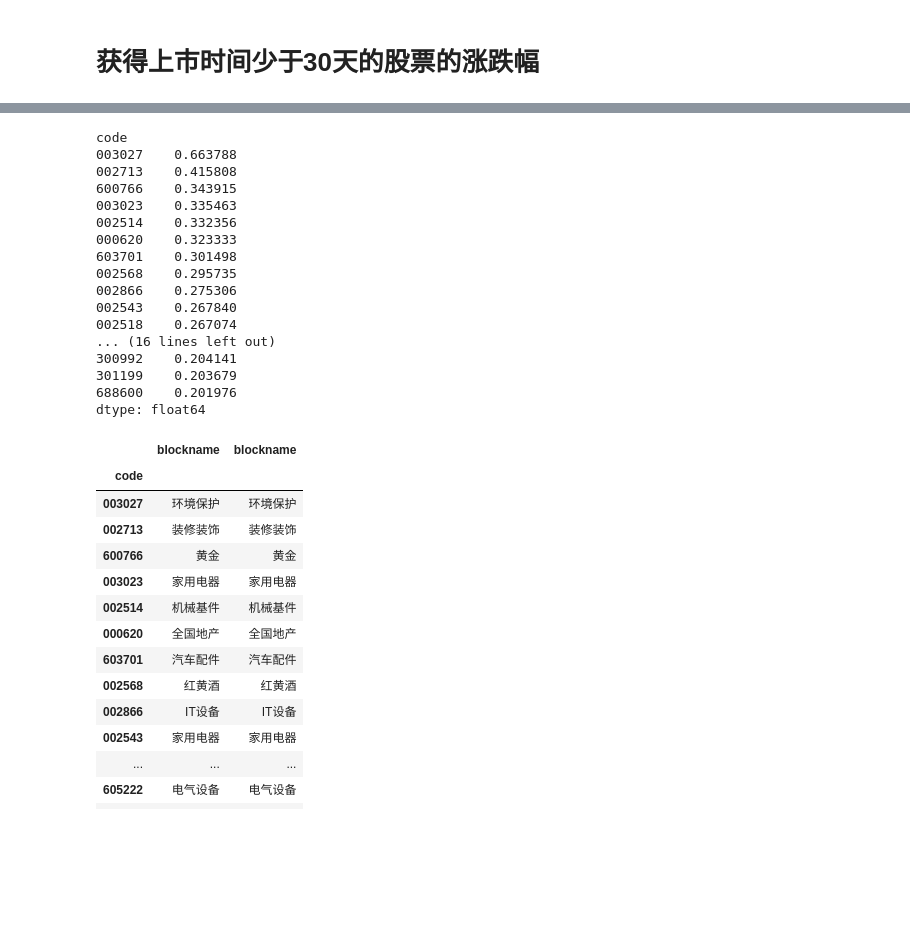
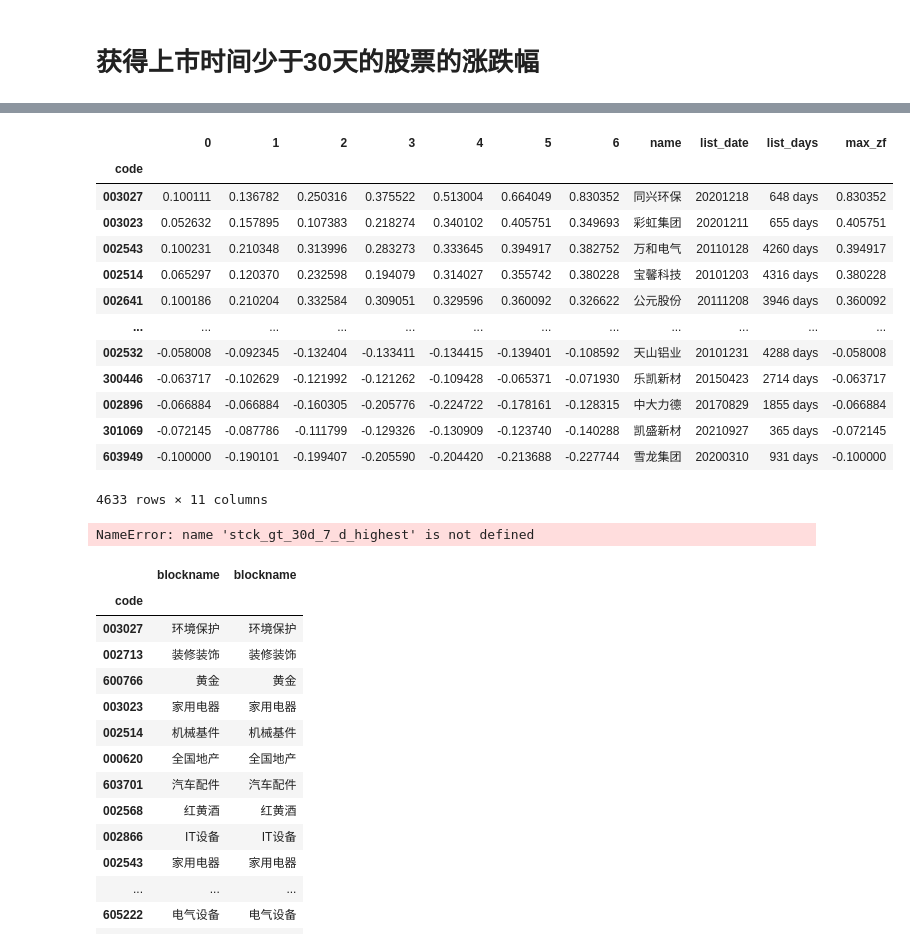
Before and after one commit to nuswgg/quants_qa, a Jupyter notebook: QA/QA how to select stock.ipynb, the cells around one changed output, grey strips where cells are left out. Drawn from its saved outputs; the diff is of its cells as text; code cells hidden in the pictures; blank space fills up the shorter version.

```diff
--- a/QA/QA how to select stock.ipynb
+++ b/QA/QA how to select stock.ipynb
@@ -361,27 +303,26 @@ Wall time: 1.96 ms
 # %%
-stck_gt_30d_7_d_highest = stk_gt_30d_pct_chg.filter([0,1,2,3,4,5,6]).max(axis=1).sort_values(ascending = False).head(30)
+stk_gt_30d_pct_chg.loc[:,'max_zf'] = stk_gt_30d_pct_chg.filter([0,1,2,3,4,5,6]).max(axis=1)
-# %%
-stck_gt_30d_7_d_highest
-# %% [output]
-code
-003027    0.663788
-002713    0.415808
-600766    0.343915
-003023    0.335463
-002514    0.332356
-000620    0.323333
-603701    0.301498
-002568    0.295735
-002866    0.275306
-002543    0.267840
-002518    0.267074
-... (16 lines left out)
-300992    0.204141
-301199    0.203679
-688600    0.201976
-dtype: float64
+# %%
+stk_gt_30d_pct_chg.sort_values(by='max_zf',ascending=False)
+# %% [output]
+|  | 0 | 1 | 2 | 3 | 4 | 5 | 6 | name | list_date | list_days | max_zf |
+| code |  |  |  |  |  |  |  |  |  |  |  |
+| 003027 | 0.100111 | 0.136782 | 0.250316 | 0.375522 | 0.513004 | 0.664049 | 0.830352 | 同兴环保 | 20201218 | 648 days | 0.830352 |
+| 003023 | 0.052632 | 0.157895 | 0.107383 | 0.218274 | 0.340102 | 0.405751 | 0.349693 | 彩虹集团 | 20201211 | 655 days | 0.405751 |
+| 002543 | 0.100231 | 0.210348 | 0.313996 | 0.283273 | 0.333645 | 0.394917 | 0.382752 | 万和电气 | 20110128 | 4260 days | 0.394917 |
+| 002514 | 0.065297 | 0.120370 | 0.232598 | 0.194079 | 0.314027 | 0.355742 | 0.380228 | 宝馨科技 | 20101203 | 4316 days | 0.380228 |
+| 002641 | 0.100186 | 0.210204 | 0.332584 | 0.309051 | 0.329596 | 0.360092 | 0.326622 | 公元股份 | 20111208 | 3946 days | 0.360092 |
+| ... | ... | ... | ... | ... | ... | ... | ... | ... | ... | ... | ... |
+| 002532 | -0.058008 | -0.092345 | -0.132404 | -0.133411 | -0.134415 | -0.139401 | -0.108592 | 天山铝业 | 20101231 | 4288 days | -0.058008 |
+| 300446 | -0.063717 | -0.102629 | -0.121992 | -0.121262 | -0.109428 | -0.065371 | -0.071930 | 乐凯新材 | 20150423 | 2714 days | -0.063717 |
+| 002896 | -0.066884 | -0.066884 | -0.160305 | -0.205776 | -0.224722 | -0.178161 | -0.128315 | 中大力德 | 20170829 | 1855 days | -0.066884 |
+| 301069 | -0.072145 | -0.087786 | -0.111799 | -0.129326 | -0.130909 | -0.123740 | -0.140288 | 凯盛新材 | 20210927 | 365 days | -0.072145 |
+| 603949 | -0.100000 | -0.190101 | -0.199407 | -0.205590 | -0.204420 | -0.213688 | -0.227744 | 雪龙集团 | 20200310 | 931 days | -0.100000 |
+4633 rows × 11 columns
 # %%
 stck_gt_30d_7_d_highest_list = stck_gt_30d_7_d_highest.index.to_list()
+# %% [output]
+NameError: name 'stck_gt_30d_7_d_highest' is not defined
 # %%
 # stock_block_data = QA.QA_fetch_stock_block('000001')
 def get_industry(code):
```
Also changed, not shown: parts of 18 cells of this notebook.
